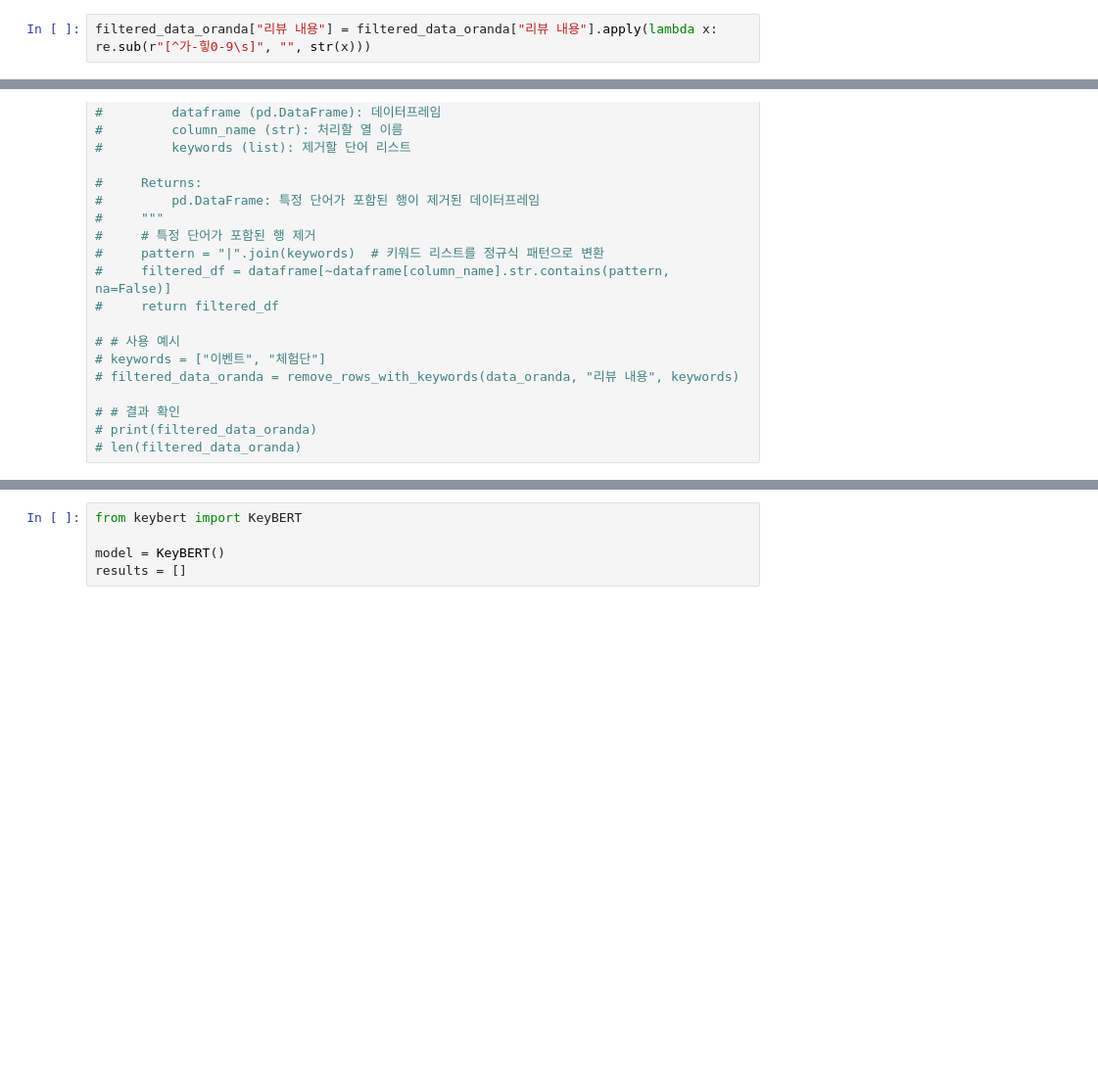
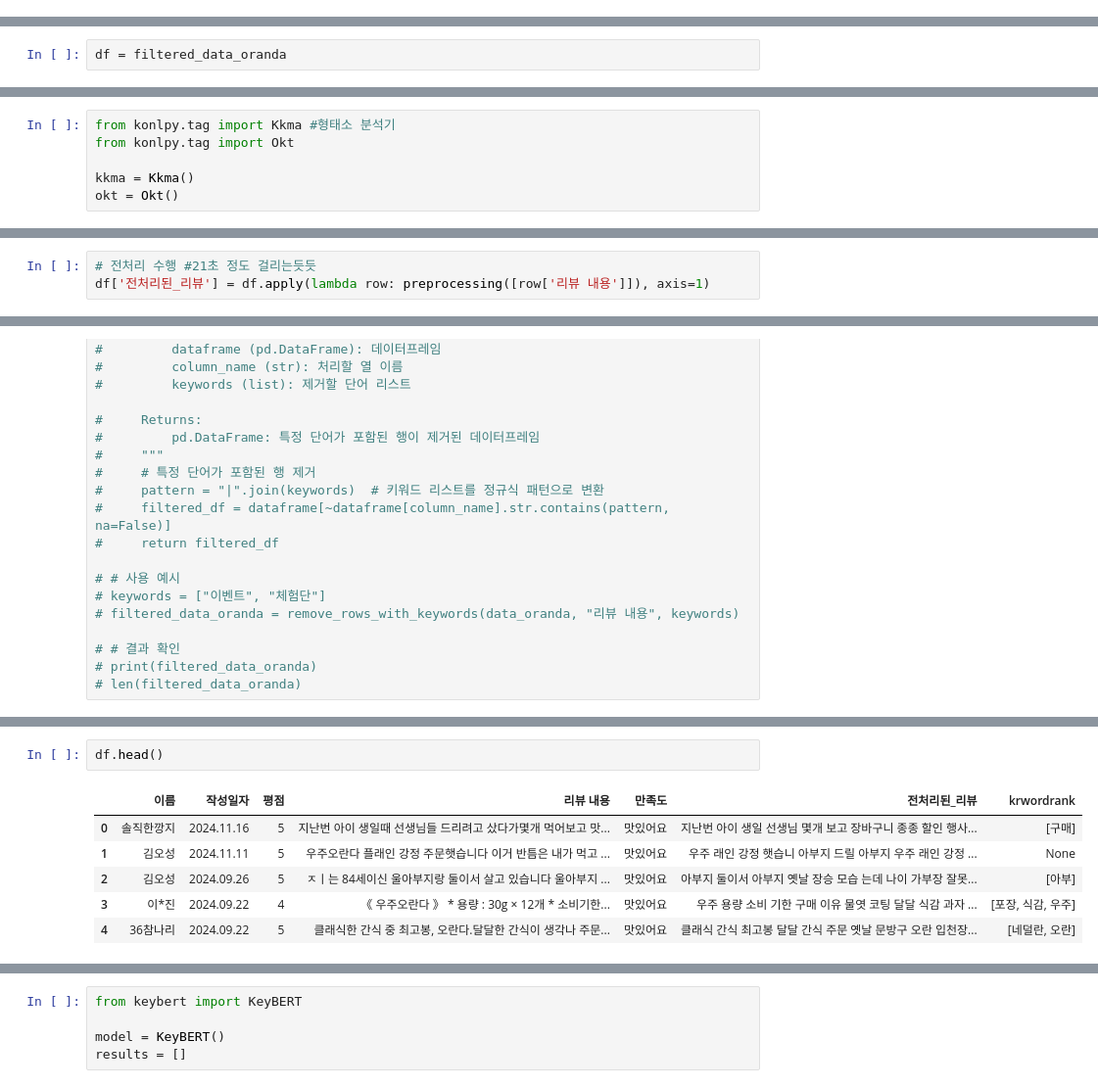
Before and after one commit to zinhyeok/CoReview, a Jupyter notebook: localModel/data_2032.ipynb, the cells around one changed output, grey strips where cells are left out. Shown: that part at 98% size. Saved outputs shown, nothing was run; the diff lists cells and outputs as text; blank space fills up the shorter version.

Commit message:
preprocess함수 추가 + krwordrank basic 코드 추가

```diff
--- a/localModel/data_2032.ipynb
+++ b/localModel/data_2032.ipynb
@@ -26,2 +42,0 @@ filtered_data_oranda
-# %%
-filtered_data_oranda["리뷰 내용"] = filtered_data_oranda["리뷰 내용"].apply(lambda x: re.sub(r"[^가-힣0-9\s]", "", str(x)))
@@ -33,0 +43,2 @@ See the caveats in the documentation: https://pandas.pydata.org/pandas-docs/stab
+# %%
+df = filtered_data_oranda
@@ -33,0 +47,6 @@ See the caveats in the documentation: https://pandas.pydata.org/pandas-docs/stab
+# %%
+from konlpy.tag import Kkma #형태소 분석기
+from konlpy.tag import Okt
+
+kkma = Kkma()
+okt = Okt()
@@ -33,0 +99,3 @@ See the caveats in the documentation: https://pandas.pydata.org/pandas-docs/stab
+# %%
+# 전처리 수행 #21초 정도 걸리는듯듯
+df['전처리된_리뷰'] = df.apply(lambda row: preprocessing([row['리뷰 내용']]), axis=1)
@@ -62,0 +223,9 @@ reviews = filtered_data_oranda['리뷰 내용'].dropna().tolist()
+# %%
+df.head()
+# %% [output]
+|  | 이름 | 작성일자 | 평점 | 리뷰 내용 | 만족도 | 전처리된_리뷰 | krwordrank |
+| 0 | 솔직한깡지 | 2024.11.16 | 5 | 지난번 아이 생일때 선생님들 드리려고 샀다가몇개 먹어보고 맛... | 맛있어요 | 지난번 아이 생일 선생님 몇개 보고 장바구니 종종 할인 행사... | [구매] |
+| 1 | 김오성 | 2024.11.11 | 5 | 우주오란다 플래인 강정 주문햇습니다 이거 반틈은 내가 먹고 ... | 맛있어요 | 우주 래인 강정 햇습니 아부지 드릴 아부지 우주 래인 강정 ... | None |
+| 2 | 김오성 | 2024.09.26 | 5 | ㅈㅣ는 84세이신 울아부지랑 둘이서 살고 있습니다 울아부지 ... | 맛있어요 | 아부지 둘이서 아부지 옛날 장승 모습 는데 나이 가부장 잘못... | [아부] |
+| 3 | 이*진 | 2024.09.22 | 4 | 《 우주오란다 》 * 용량 : 30g × 12개 * 소비기한... | 맛있어요 | 우주 용량 소비 기한 구매 이유 물엿 코팅 달달 식감 과자 ... | [포장, 식감, 우주] |
+| 4 | 36참나리 | 2024.09.22 | 5 | 클래식한 간식 중 최고봉, 오란다.달달한 간식이 생각나 주문... | 맛있어요 | 클래식 간식 최고봉 달달 간식 주문 옛날 문방구 오란 입천장... | [네덜란, 오란] |
```
Also changed, not shown: parts of 30 cells of this notebook.
